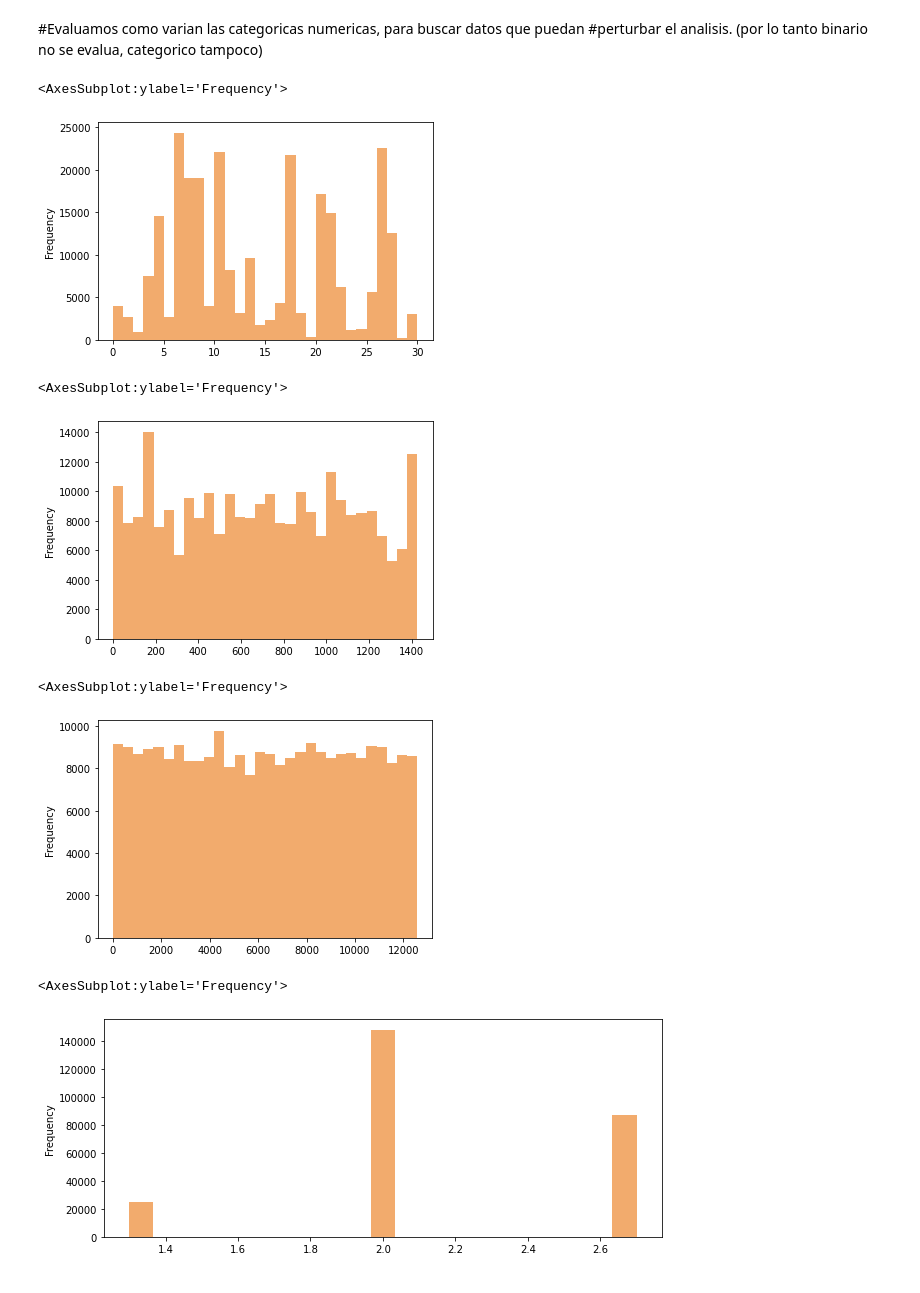
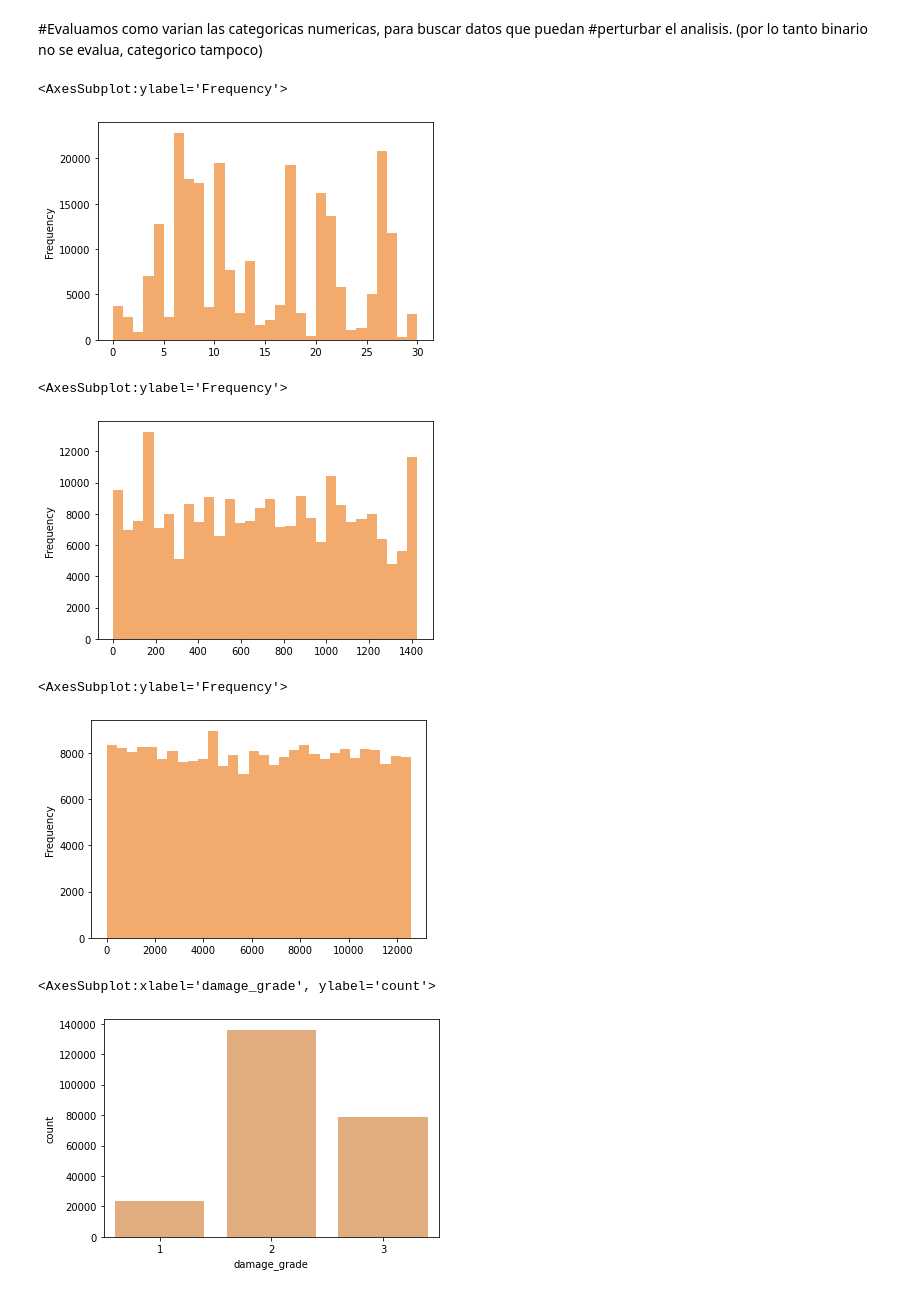
Before and after one commit to juanchycc/Tp2-Datos, a Jupyter notebook: Modelo.ipynb, the cells around one changed output. Saved outputs shown, nothing was run; the diff lists cells and outputs as text; code cells hidden in the pictures.

```diff
--- a/Modelo.ipynb
+++ b/Modelo.ipynb
@@ -19,0 +41,5 @@ set_train.head()
+# %%
+#ELIMINO LAS FILAS DUPLICADAS, CHEQUEAR SI ES CORRECTO HACER ESTO
+len_inicial=len(set_train)
+set_train=set_train.drop_duplicates(keep=False)
+len_final = len(set_train)
@@ -24,22 +55,23 @@ set_train.head()
 set_train['geo_level_1_id'].plot.hist(bins=30,color='#F2AB6D')
 # %% [output]
 <AxesSubplot:ylabel='Frequency'>
-[figure, old version]
+[figure, new version]
 # %%
 set_train['geo_level_2_id'].plot.hist(bins=30,color='#F2AB6D')
 # %% [output]
 <AxesSubplot:ylabel='Frequency'>
-[figure, old version]
+[figure, new version]
 # %%
 set_train['geo_level_3_id'].plot.hist(bins=30,color='#F2AB6D')
 # %% [output]
 <AxesSubplot:ylabel='Frequency'>
-[figure, old version]
+[figure, new version]
 # %%
-set_train['damage_grade'].plot.hist(bins=3,color='#F2AB6D',rwidth=0.1,figsize=(10,4))
+#set_train['damage_grade'].plot.hist(bins=3,color='#F2AB6D',rwidth=0.1,figsize=(10,4))
+sns.countplot(set_train['damage_grade'],color='#F2AB6D')
 # %% [output]
-<AxesSubplot:ylabel='Frequency'>
+<AxesSubplot:xlabel='damage_grade', ylabel='count'>
-[figure, old version]
+[figure, new version]
 # %%
 set_train['age'].plot.hist(bins=50,color='#F2AB6D',figsize=(10,4))
 # %% [output]
```
Also changed, not shown: parts of 12 cells of this notebook.
